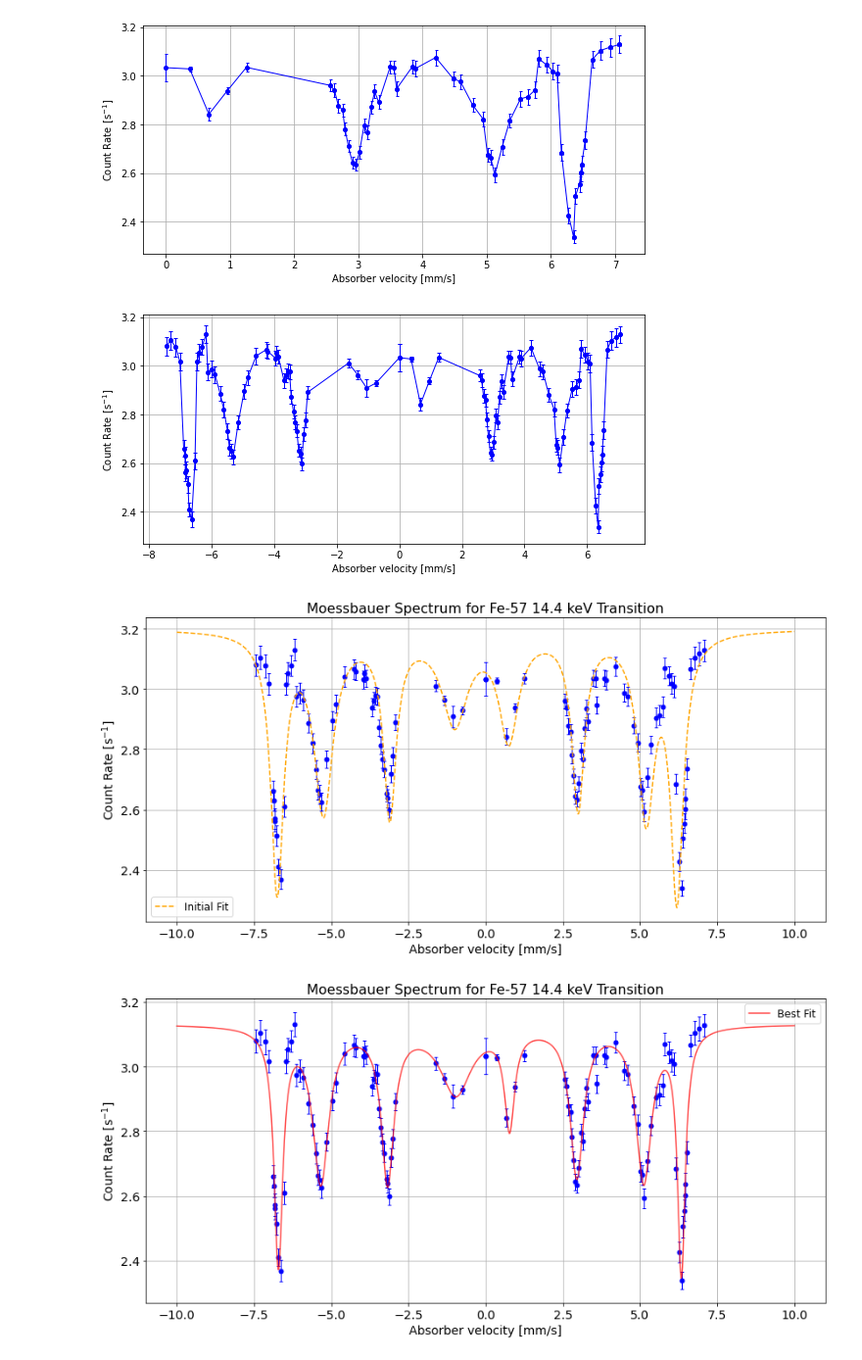
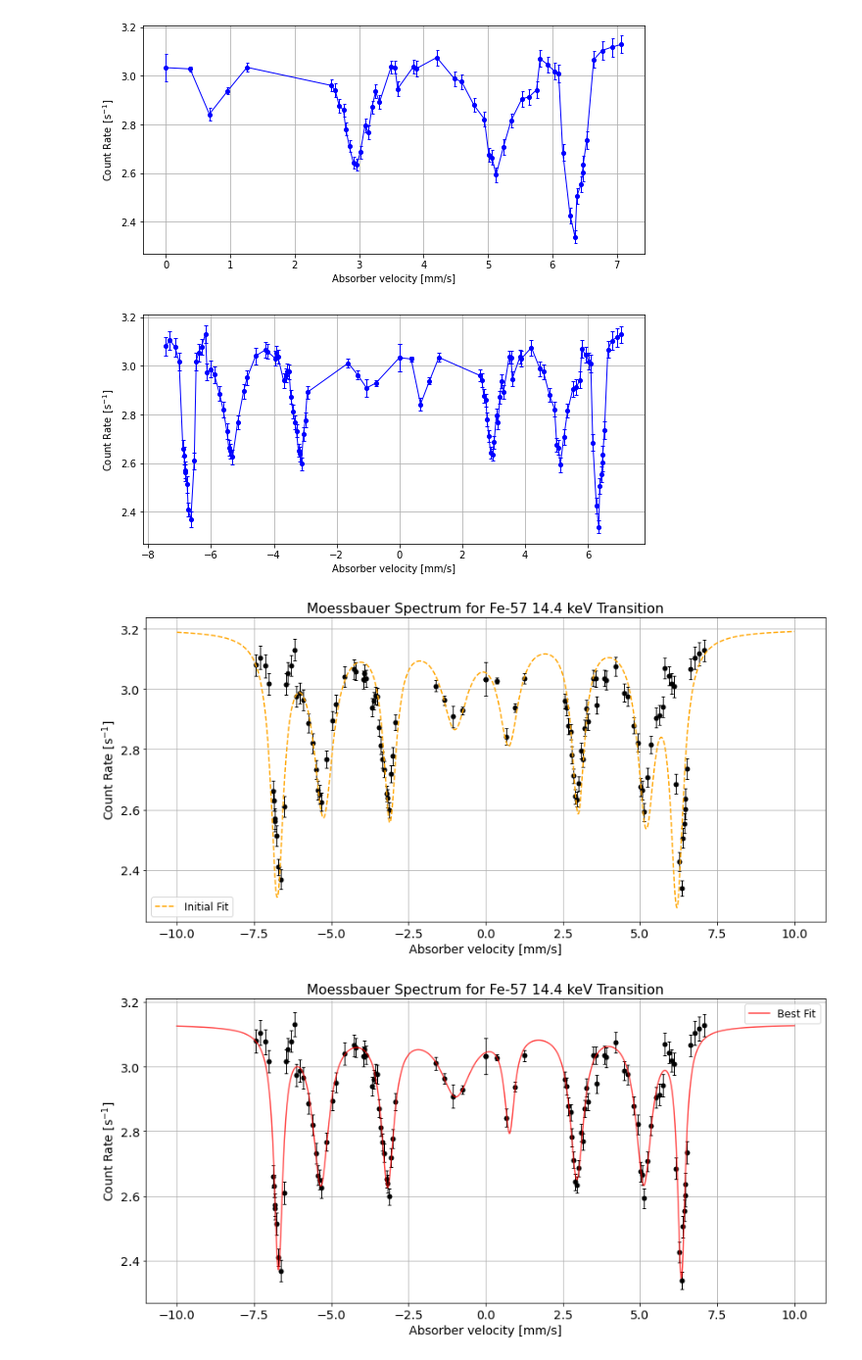
Before and after one commit to tesla1900/advanced-lab-course, a Jupyter notebook: moessbauer/moess_analysis.ipynb, the cells around one changed output. Shown: that part at 98% size. Drawn from its saved outputs; the diff is of its cells as text; code cells hidden in the pictures.

```diff
--- a/moessbauer/moess_analysis.ipynb
+++ b/moessbauer/moess_analysis.ipynb
@@ -81,7 +81,8 @@ for i, moess_raw_data in enumerate(moess_raw_datas):
 
 
     fig, ax = plt.subplots(figsize=(10,6), tight_layout=True)
-    ax.errorbar(motor_speed, count_rate, yerr=count_rate_err, marker="o", ls="-", lw=1.0, ms=4.0, color="b", capsize=2.0)
+    ax.errorbar(motor_speed, count_rate, yerr=count_rate_err, marker="o", ls="--", lw=1.0,
+                ms=5.0, color="#737377", ecolor="k", mfc="k", mec="k", capsize=2.0)
     ax.set_xlabel("Motor Speed", fontsize=15)
     ax.set_ylabel("Count Rate [s$^{{-1}}]$", fontsize=15)
     ax.set_title("Raw Data for Fe-57 Moessbauer Spectrum - {0} Measurement".format(labels[i]), fontsize=17)
@@ -122,7 +123,8 @@ for i, moess_raw_data in enumerate(moess_raw_datas):
     count_rate_err = count_rate * np.sqrt( (counts_err / counts)**2. + (time_err / time)**2.)
 
     # velocity error
-    vel_err = vel * np.sqrt( (L_err / L)**2. + (time_err / time)**2.)
+    vel_err = np.sqrt( (L_err / L)**2. + (time_err / time)**2.)
+    # print(vel_err)
 
     fig, ax = plt.subplots(figsize=(8,4), tight_layout=True)
     ax.errorbar(vel, count_rate, xerr=vel_err, yerr=count_rate_err, marker="o", ls="-", lw=1.0, ms=4.0, color="b", capsize=1.5)
@@ -152,22 +154,22 @@ ax.set_xlabel("Absorber velocity [mm/s]")
 ax.set_ylabel("Count Rate [s$^{{-1}}$]")
 ax.grid()
 # %% [output]
-[figure, old version]
+[figure, new version]
 # %%
 # perform fitting
 # we try to use lmfit instead
 
 from lmfit import Model
 
-def lorentzian(x, x0, A, gamma):
+def lorentzian(v, v0, I0, Gamma_v):
     '''Single Lorentzian function:
     A - amplitude, x0 - center of peak, gamma /2 - width of peak'''
     # print(type(A), type(gamma), type(x0))
-    return -A * (gamma / 2)**2. / ((gamma / 2)**2. + (x - x0)**2.)
+    return -I0 * (Gamma_v / 2)**2. / ((Gamma_v / 2)**2. + (v - v0)**2.)
 
-def offset(x, a):
+def offset(v, delta):
     '''Wrapper function for creating offset'''
-    return a
+    return delta
 
 
 vel, motor_speed, counts, time, nturns, count_rate, vel_err, count_rate_err = (moess_data_comb[:,i] for i in range(8))
@@ -196,18 +198,18 @@ multi_lor = Model(lorentzian, prefix="l0_")
 pars = multi_lor.make_params()
 
 # update parameters
-pars["l0_x0"].set(lorentz_guess[0][0])
-pars["l0_A"].set(lorentz_guess[0][1])
-pars["l0_gamma"].set(lorentz_guess[0][2])
+pars["l0_v0"].set(lorentz_guess[0][0])
+pars["l0_I0"].set(lorentz_guess[0][1])
+pars["l0_Gamma_v"].set(lorentz_guess[0][2])
 
 for i in range(Npeaks-1):
     m = Model(lorentzian, prefix='l{0}_'.format(i+1))
 
     # update parameters for each lorentzian peak
     pars.update(m.make_params())
-    pars["l{0}_x0".format(i+1)].set(lorentz_guess[i+1][0])
-    pars["l{0}_A".format(i+1)].set(lorentz_guess[i+1][1])
-    pars["l{0}_gamma".format(i+1)].set(lorentz_guess[i+1][2])
+    pars["l{0}_v0".format(i+1)].set(lorentz_guess[i+1][0])
+    pars["l{0}_I0".format(i+1)].set(lorentz_guess[i+1][1])
+    pars["l{0}_Gamma_v".format(i+1)].set(lorentz_guess[i+1][2])
 
     multi_lor += m
 
@@ -215,17 +217,17 @@ for i in range(Npeaks-1):
 # add the offset function
 oset = Model(offset)
 pars.update(oset.make_params())
-pars["a"].set(offset_guess)
+pars["delta"].set(offset_guess)
 
 multi_lor += oset
 
 # plot initial guess function
 vel_fit = np.linspace(-10, 10, 1000)
-init = multi_lor.eval(pars, x=vel_fit)
+init = multi_lor.eval(pars, v=vel_fit)
 
 # plot
 fig, ax = plt.subplots(figsize=(12,6), tight_layout=True)
-ax.errorbar(vel, count_rate, yerr=count_rate_err, xerr=vel_err, marker="o", ls="", lw=1.0, ms=5.0, color="b", capsize=2.0)
+ax.errorbar(vel, count_rate, yerr=count_rate_err, xerr=vel_err, marker="o", ls="", lw=1.0, ms=5.0, color="k", capsize=2.0)
 ax.plot(vel_fit, init, label="Initial Fit", color="orange", zorder=3, ls="--")
 ax.legend(prop={"size":12})
 ax.set_xlabel("Absorber velocity [mm/s]", fontsize=14)
@@ -238,47 +240,47 @@ ax.tick_params(axis='both', which='minor', labelsize=14)
 
 plt.savefig(os.path.join(figure_path, "moess_spect_init.png"), dpi=300)
 # %% [output]
-[figure, old version]
+[figure, new version]
 # %%
 # function for plotting the best fit values
 # somehow lmfit doesnt allow plotting best fit with smoother x-values
-def multi_lorentzian(x, params, Npeaks=8):
+def multi_lorentzian(v, params, Npeaks=8):
     '''
     Combination of Lorentzian functions.
     params contain dictionary of each parameter
     '''
-    offset = params["a"]
+    offset = params["delta"]
     lor_params = []
 
     for i in range(Npeaks):
         prefix = "l{0}_".format(i)
-        lor_param = params[prefix+"x0"], params[prefix+"A"], params[prefix+"gamma"]
+        lor_param = params[prefix+"v0"], params[prefix+"I0"], params[prefix+"Gamma_v"]
         lor_params.append(lor_param)
 
     # sum over 0th axis since we sum over each lorentzian, not over x-values
-    return offset + np.sum([lorentzian(x, *lor_param) for lor_param in lor_params], axis=0)
+    return offset + np.sum([lorentzian(v, *lor_param) for lor_param in lor_params], axis=0)
 
 # perform fit
-out = multi_lor.fit(count_rate, pars, x=vel, weights=1./count_rate_err**2.)
+out = multi_lor.fit(count_rate, pars, v=vel, weights=1./count_rate_err**2.)
 
 # evaluate best fit from obtained parameters
 params_dict = out.best_values
 vel_fit = np.linspace(-10, 10, 1000)
 best_fit = multi_lorentzian(vel_fit, params_dict)
 
 # plot
 fig, ax = plt.subplots(figsize=(12,6), tight_layout=True)
-ax.errorbar(vel, count_rate, yerr=count_rate_err, xerr=vel_err, marker="o", ls="", lw=1.0, ms=5.0, color="b", capsize=2.0)
+ax.errorbar(vel, count_rate, yerr=count_rate_err, xerr=vel_err, marker="o", ls="", lw=1.0, ms=5.0, color="k", capsize=2.0)
 ax.plot(vel_fit, best_fit, label="Best Fit", color="r", zorder=3, alpha=0.7)
 ax.legend(prop={"size":12})
 ax.set_xlabel("Absorber velocity [mm/s]", fontsize=14)
 ax.set_ylabel("Count Rate [s$^{{-1}}$]", fontsize=14)
 ax.set_title("Moessbauer Spectrum for Fe-57 14.4 keV Transition", fontsize=16)
 ax.grid()
 
 ax.tick_params(axis='both', which='major', labelsize=14)
 ax.tick_params(axis='both', which='minor', labelsize=14)
 
 plt.savefig(os.path.join(figure_path, "moess_spect.png"), dpi=300)
 # %% [output]
-[figure, old version]
+[figure, new version]
```
Also changed, not shown: parts of 3 cells of this notebook, 6 other files.
